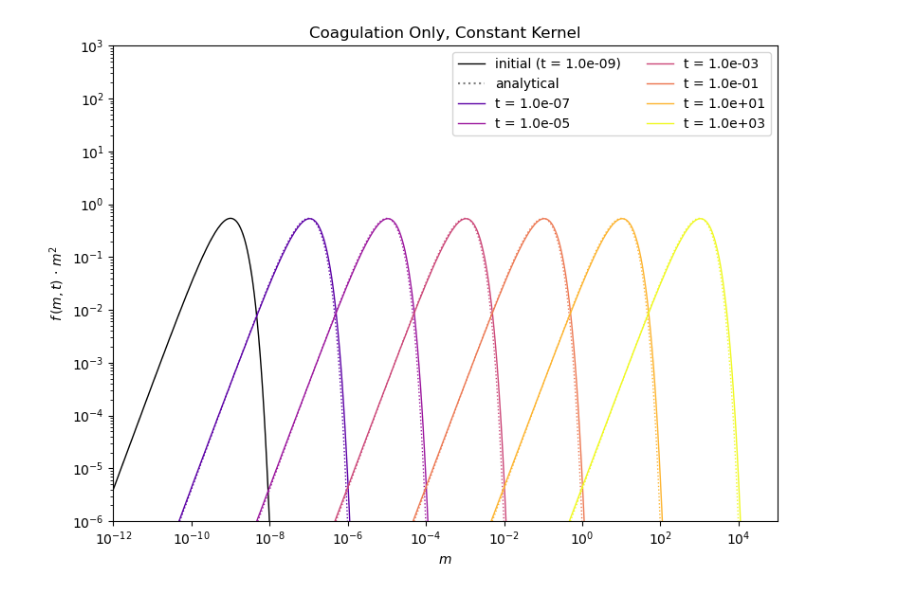
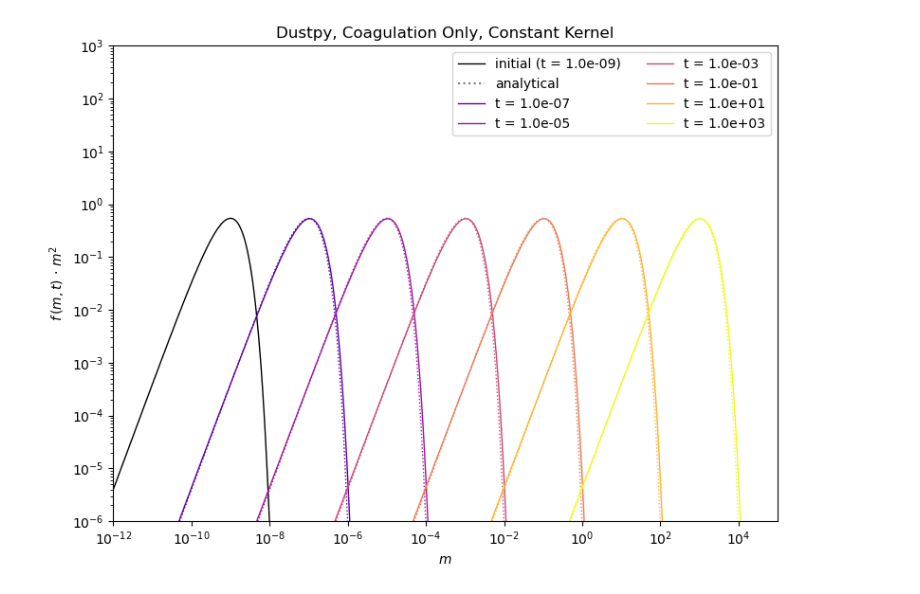
Before and after one commit to silkbha/Smoluchowski, a Jupyter notebook: notebooks/dustpy_test.ipynb, the cells around one changed output. Cells and saved outputs as stored; diff of their text form; code cells hidden in the pictures.

```diff
--- a/notebooks/dustpy_test.ipynb
+++ b/notebooks/dustpy_test.ipynb
@@ -72,28 +54,29 @@ Execution time: 0:00:21
 # %%
 # Output / Plot
 
 SigmaConstant = sim.writer.read.sequence("dust.Sigma")
 m = sim.writer.read.sequence("grid.m")
 t = sim.writer.read.sequence("t")
 
 fig, ax = plt.subplots(1,1, figsize=(8,6))
 
 ax.loglog(m[0, ...], convert(SigmaConstant[0, 1, :], m[0, ...]), lw=1, c="black", label="initial (t = 1.0e-09)")
 ax.plot(0., 0., ":", c="black", label="analytical", alpha=0.5)
 
 couleurs = plt.cm.plasma(np.linspace(0,1,len(t)))
 for i in range(1, len(t)):
     cstr = couleurs[i] # "C" + str(i-1)
     ax.loglog(m[i,:], convert(SigmaConstant[i,1,:], m[i,:]), lw=1, c=cstr, label="t = {:3.1e}".format(t[i]))
     ax.loglog(m[i,:], solution_constant_kernel(t[i], m[i,:], a, S0), ":", lw=1, c=cstr)
 
 ax.legend(ncol=2)
 ax.set_xlim(m[0, 0], m[0, -1])
 ax.set_ylim(1.e-6, 1.e3)
 ax.set_xlabel(r"$m$")
 ax.set_ylabel(r"$f\,\left(m,t\right)\,\cdot\,m^2$")
-ax.set_title(r"Coagulation Only, Constant Kernel")
+ax.set_title(r"Dustpy, Coagulation Only, Constant Kernel")
 fig.tight_layout()
+plt.savefig(str(sim.writer.datadir)+".png")
 plt.show()
 # %% [output]
-[figure, old version]
+[figure, new version]
```
Also changed, not shown: parts of 2 cells of this notebook.
